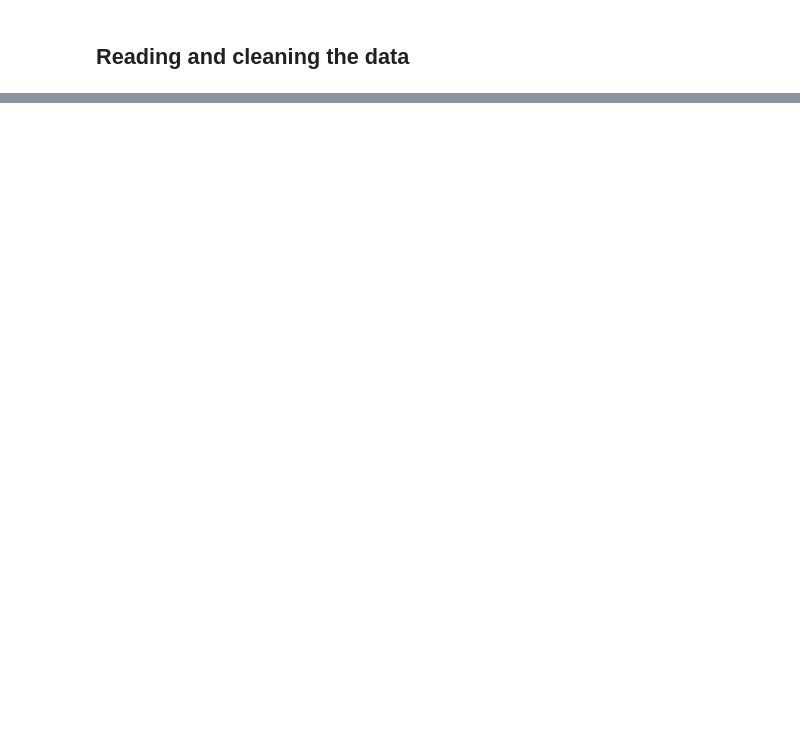
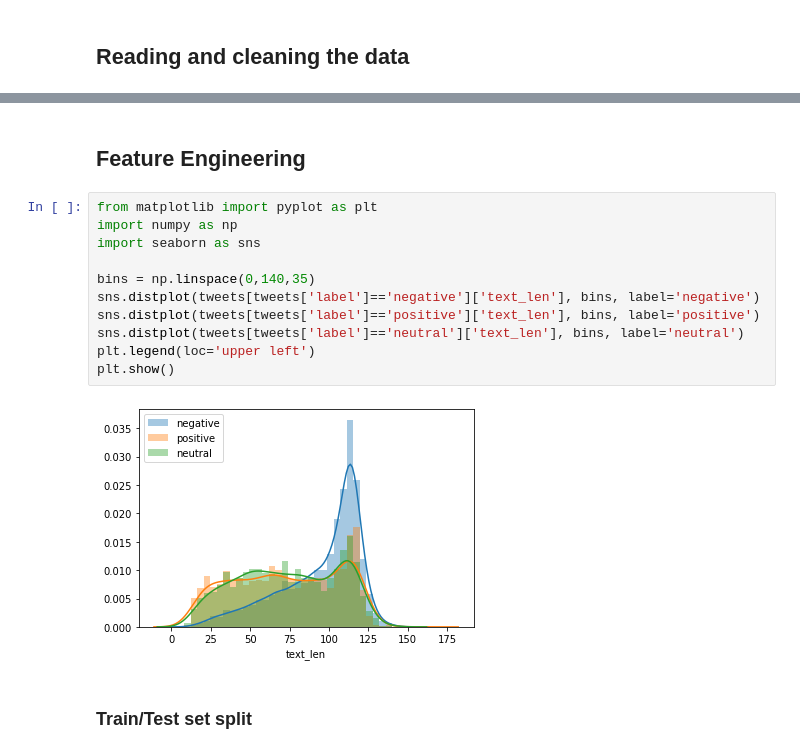
Before and after one commit to guldenturgay/twitter-sentiment-analysis, a Jupyter notebook: twitter-sentiment-analysis.ipynb, the cells around one changed output, grey strips where cells are left out. Cells and saved outputs as stored; diff of their text form; blank space fills up the shorter version.

```diff
--- a/twitter-sentiment-analysis.ipynb
+++ b/twitter-sentiment-analysis.ipynb
@@ -72,0 +86,18 @@ dataset.head()
+# %% [markdown]
+
+## Feature Engineering
+# %%
+from matplotlib import pyplot as plt
+import numpy as np
+import seaborn as sns
+
+bins = np.linspace(0,140,35)
+sns.distplot(tweets[tweets['label']=='negative']['text_len'], bins, label='negative')
+sns.distplot(tweets[tweets['label']=='positive']['text_len'], bins, label='positive')
+sns.distplot(tweets[tweets['label']=='neutral']['text_len'], bins, label='neutral')
+plt.legend(loc='upper left')
+plt.show()
+# %% [output]
+[figure, added]
+# %% [markdown]
+### Train/Test set split
```
Also changed, not shown: parts of 8 cells of this notebook.
